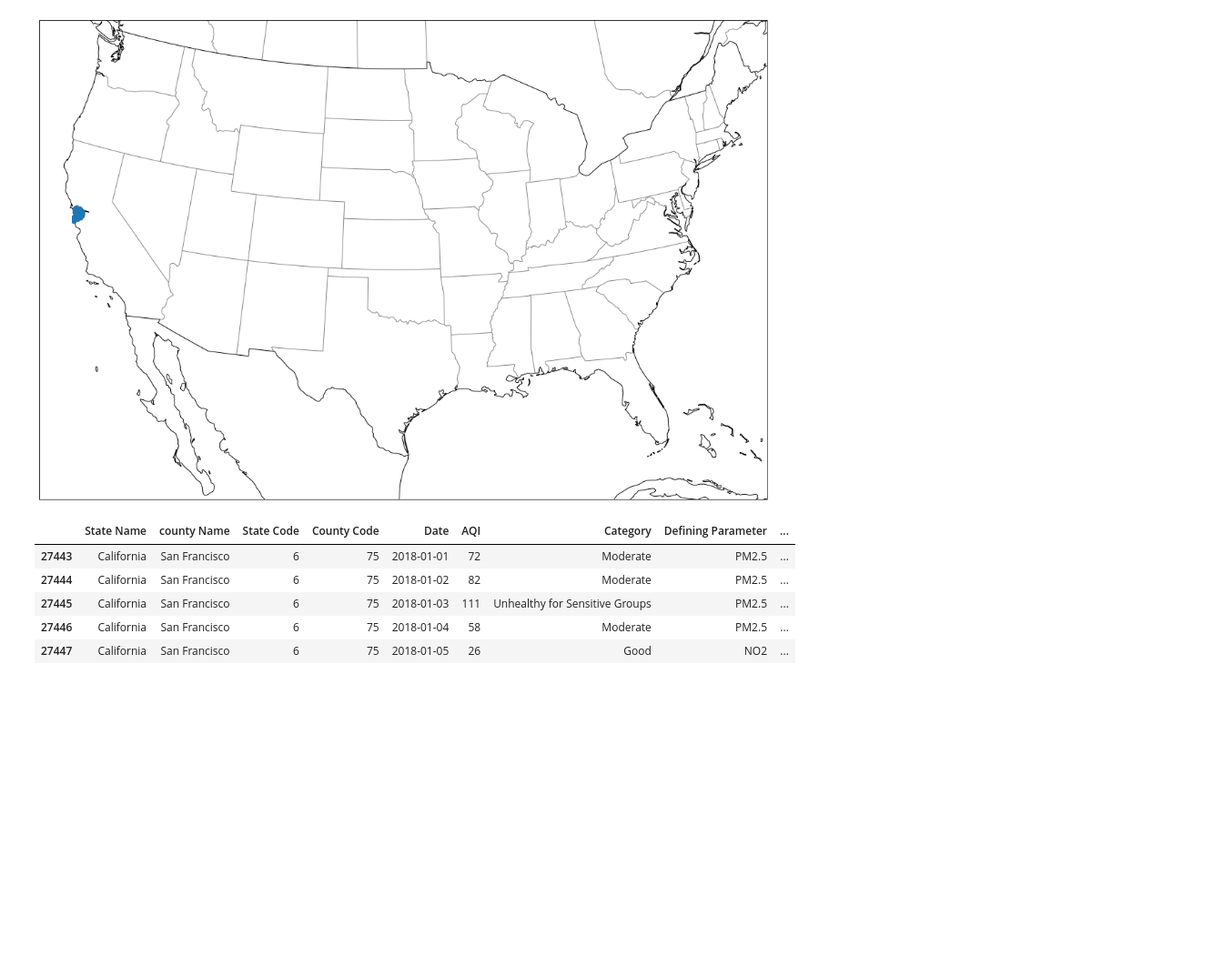
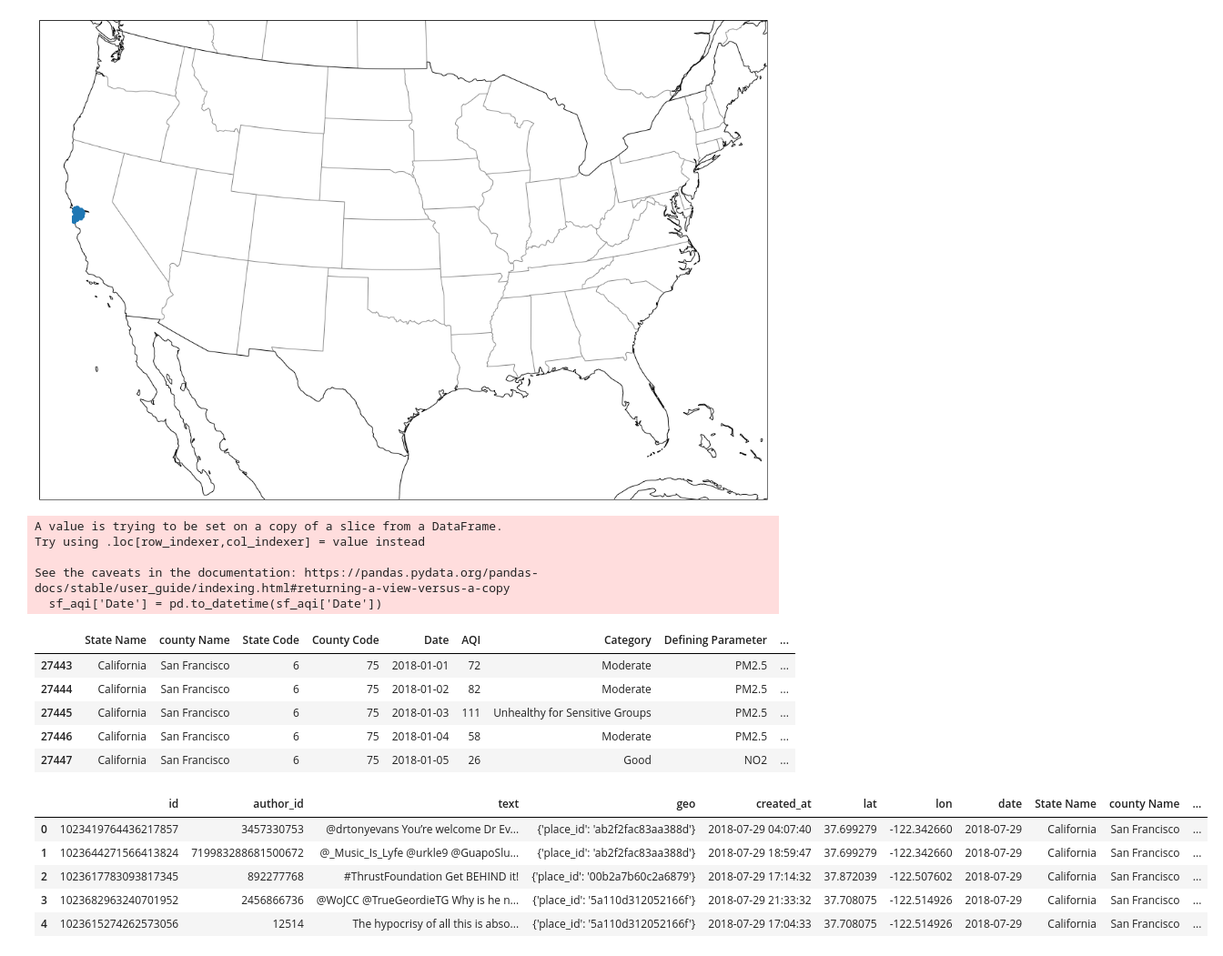
Before and after one commit to zcalhoun/wildfire, a Jupyter notebook: notebooks/san-francisco-v2.ipynb, the cells around one changed output. Shown: that part at 91% size. Cells and saved outputs as stored; diff of their text form; code cells hidden in the pictures; blank space fills up the shorter version.

```diff
--- a/notebooks/san-francisco-v2.ipynb
+++ b/notebooks/san-francisco-v2.ipynb
@@ -36,6 +38,6 @@ health_df.head()
 health_df = TwitterDataFrame(health_df)
 lat = (37, 39)
 lon = (-121, -124)
-sf_df = health_df.zoom_in(lat, lon)
+sf_df_raw = health_df.zoom_in(lat, lon)
 # %%
 # Take a random subsample of the dataframe to reduce the size
@@ -91,12 +103,35 @@ ax.scatter(sf_df['lon'],sf_df['lat'], transform=cartopy.crs.PlateCarree())
 [figure]
 # %%
 aqi_2018 = pd.read_csv('../data/daily_aqi_by_county_2018.csv')
-ca_aqi = aqi_2018[(aqi_2018['State Name']=='California') & (aqi_2018['county Name']=='San Francisco')]
-ca_aqi.head()
+sf_aqi = aqi_2018[(aqi_2018['State Name']=='California') & (aqi_2018['county Name']=='San Francisco')]
+sf_aqi['Date'] = pd.to_datetime(sf_aqi['Date'])
+
+sf_aqi.head()
 # %% [output]
+A value is trying to be set on a copy of a slice from a DataFrame.
+Try using .loc[row_indexer,col_indexer] = value instead
+
+See the caveats in the documentation: https://pandas.pydata.org/pandas-docs/stable/user_guide/indexing.html#returning-a-view-versus-a-copy
+  sf_aqi['Date'] = pd.to_datetime(sf_aqi['Date'])
 |  | State Name | county Name | State Code | County Code | Date | AQI | Category | Defining Parameter | ... |
 | 27443 | California | San Francisco | 6 | 75 | 2018-01-01 | 72 | Moderate | PM2.5 | ... |
 | 27444 | California | San Francisco | 6 | 75 | 2018-01-02 | 82 | Moderate | PM2.5 | ... |
 | 27445 | California | San Francisco | 6 | 75 | 2018-01-03 | 111 | Unhealthy for Sensitive Groups | PM2.5 | ... |
 | 27446 | California | San Francisco | 6 | 75 | 2018-01-04 | 58 | Moderate | PM2.5 | ... |
 | 27447 | California | San Francisco | 6 | 75 | 2018-01-05 | 26 | Good | NO2 | ... |
+# %%
+sf_mrg = pd.merge(left=sf_df, right=sf_aqi, left_on='date', right_on='Date', how='inner')
+
+X = sf_mrg['text']
+y = sf_mrg['AQI'] / max(sf_mrg['AQI']) # standardize
+
+X_train, X_test, y_train, y_test = train_test_split(x, y, test_size=0.2, random_state=23)
+
+sf_mrg.head()
+# %% [output]
+|  | id | author_id | text | geo | created_at | lat | lon | date | State Name | county Name | ... |
+| 0 | 1023419764436217857 | 3457330753 | @drtonyevans You’re welcome Dr Ev... | {'place_id': 'ab2f2fac83aa388d'} | 2018-07-29 04:07:40 | 37.699279 | -122.342660 | 2018-07-29 | California | San Francisco | ... |
+| 1 | 1023644271566413824 | 719983288681500672 | @_Music_Is_Lyfe @urkle9 @GuapoSlu... | {'place_id': 'ab2f2fac83aa388d'} | 2018-07-29 18:59:47 | 37.699279 | -122.342660 | 2018-07-29 | California | San Francisco | ... |
+| 2 | 1023617783093817345 | 892277768 | #ThrustFoundation Get BEHIND it! | {'place_id': '00b2a7b60c2a6879'} | 2018-07-29 17:14:32 | 37.872039 | -122.507602 | 2018-07-29 | California | San Francisco | ... |
+| 3 | 1023682963240701952 | 2456866736 | @WoJCC @TrueGeordieTG Why is he n... | {'place_id': '5a110d312052166f'} | 2018-07-29 21:33:32 | 37.708075 | -122.514926 | 2018-07-29 | California | San Francisco | ... |
+| 4 | 1023615274262573056 | 12514 | The hypocrisy of all this is abso... | {'place_id': '5a110d312052166f'} | 2018-07-29 17:04:33 | 37.708075 | -122.514926 | 2018-07-29 | California | San Francisco | ... |
```
Also changed, not shown: parts of 9 cells of this notebook.
